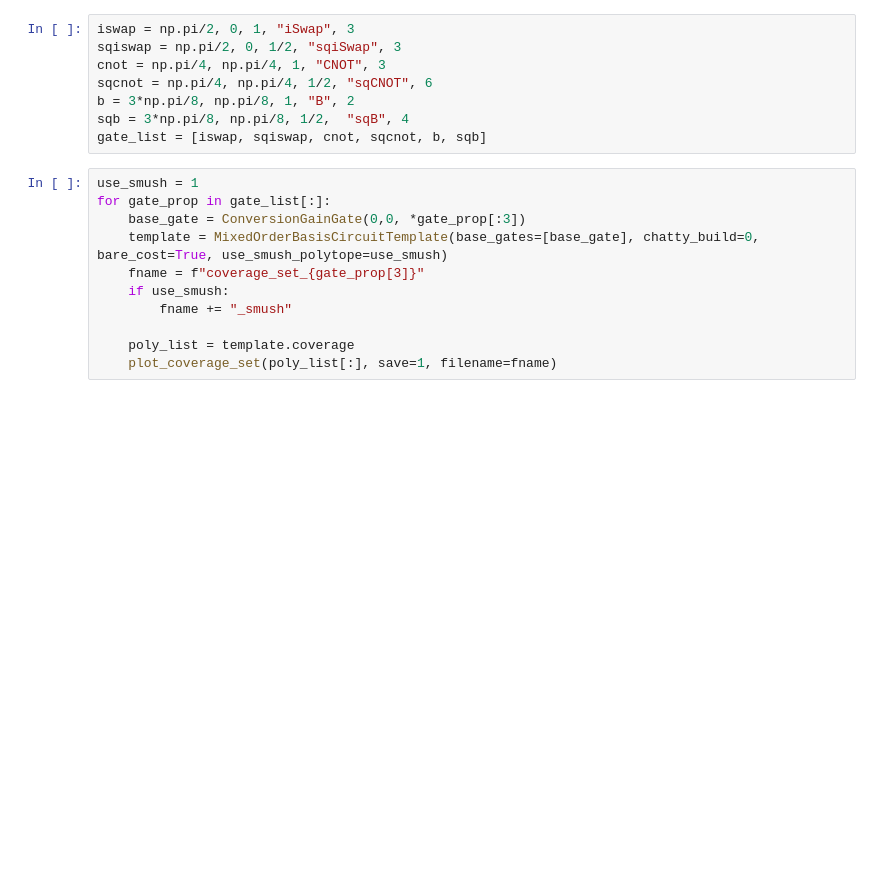
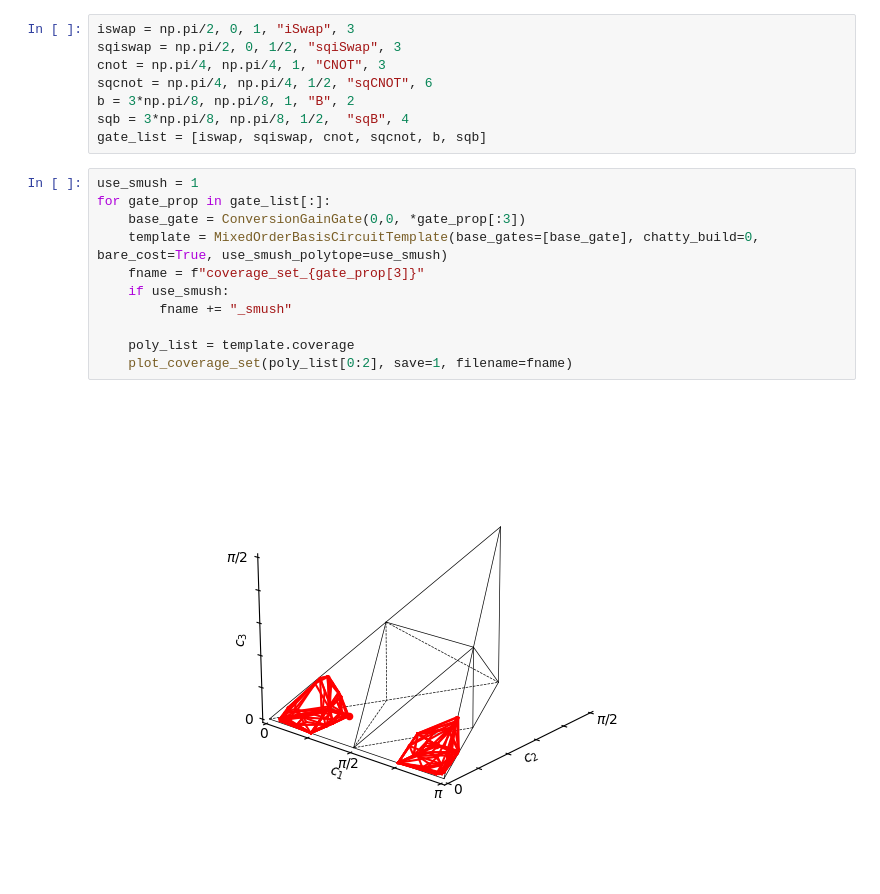
Before and after one commit to Pitt-JonesLab/slam_decomposition, a Jupyter notebook: src/scripts/gate_exploration/primitive_volume.ipynb, the cells around one changed output. Drawn from its saved outputs; the diff is of its cells as text; blank space fills up the shorter version.

```diff
--- a/src/scripts/gate_exploration/primitive_volume.ipynb
+++ b/src/scripts/gate_exploration/primitive_volume.ipynb
@@ -27,11 +27,13 @@ gate_list = [iswap, sqiswap, cnot, sqcnot, b, sqb]
 # %%
 use_smush = 1
 for gate_prop in gate_list[:]:
     base_gate = ConversionGainGate(0,0, *gate_prop[:3])
     template = MixedOrderBasisCircuitTemplate(base_gates=[base_gate], chatty_build=0, bare_cost=True, use_smush_polytope=use_smush)
     fname = f"coverage_set_{gate_prop[3]}"
     if use_smush:
         fname += "_smush"
 
     poly_list = template.coverage
-    plot_coverage_set(poly_list[:], save=1, filename=fname)
+    plot_coverage_set(poly_list[0:2], save=1, filename=fname)
+# %% [output]
+[figure, added]
```
Also changed, not shown: 44 other files.
